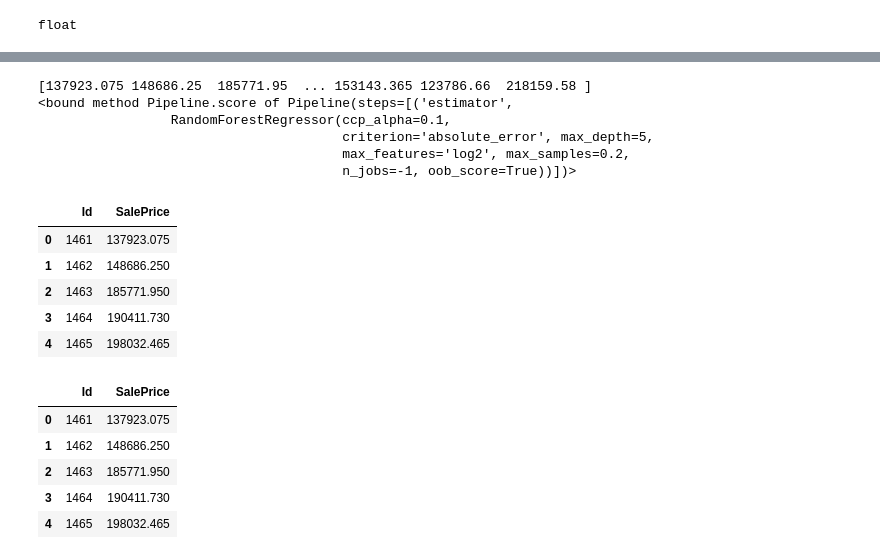
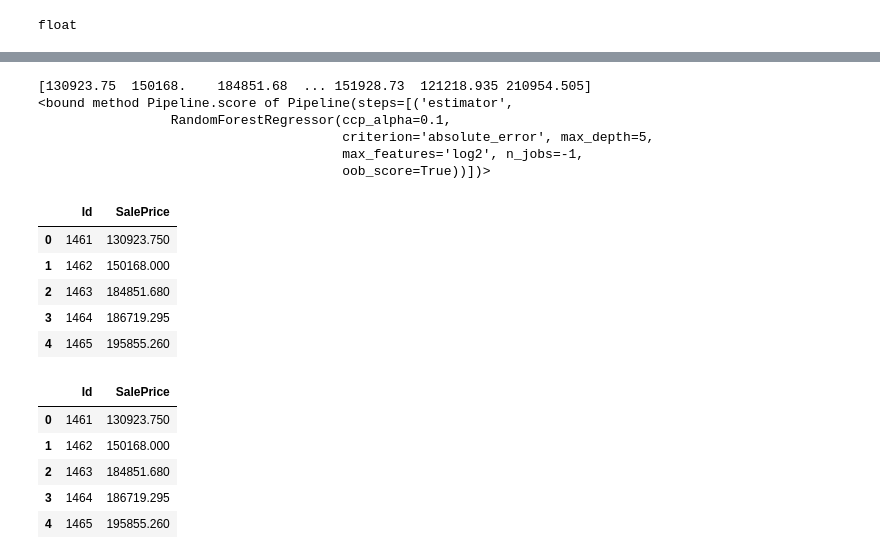
Before and after one commit to Kacper-W-Kozdon/kaggle-houses-pricing, a Jupyter notebook: notebook0706d609ae.ipynb, the cells around one changed output, grey strips where cells are left out. Saved outputs shown, nothing was run; the diff lists cells and outputs as text; code cells hidden in the pictures.

```diff
--- a/notebook0706d609ae.ipynb
+++ b/notebook0706d609ae.ipynb
@@ -231,44 +231,44 @@ class TreeClassifier():
                 self.pipeline = pipe
             else:
                 #pipe = Pipeline([("pca", PCA()), ("fs", SelectFromModel(self.classifierFS, prefit = False, max_features = self.max_features)), ("estimator", RandomForestClassifier(max_depth=6, n_jobs = -1))])
-                pipe = Pipeline([("estimator", RandomForestRegressor(n_estimators = 100, ccp_alpha = 0.1, max_depth = 5, max_samples = 0.2, oob_score = True, max_features = "log2", n_jobs = -1, criterion = "absolute_error"))])
+                pipe = Pipeline([("estimator", RandomForestRegressor(n_estimators = 100, ccp_alpha = 0.1, max_depth = 5, oob_score = True, max_features = "log2", n_jobs = -1, criterion = "absolute_error"))])
                 pipe.fit(Xpipe, Y)
                 self.pipeline = pipe
         else:
             pipe = self.pipeline
             self.predictions = pipe.predict(Xpipe)
             print(self.predictions)
         return self
 
 XTrain, YTrain = data_prep(train, trainDict, replace = 1)
 XTest = data_prep(test, trainDict, test = 1, replace = 1)
 Tree = TreeClassifier()
 #Tree.train(XTrain, YTrain)
 #Tree.plt()
 #Tree.pred(XTest, YTrain)
 Tree.pipe(XTrain, YTrain, forest = 1)
 Tree.pipe(XTest, train = 0, forest = 1)
 print(Tree.pipeline.score)
 test_file_path = "../input/house-prices-advanced-regression-techniques/test.csv"
 test_data = pd.read_csv(test_file_path)
 ids = test_data.pop('Id')
 preds = Tree.predictions
 output = pd.DataFrame({'Id': ids,
                        'SalePrice': preds.squeeze()})
 output.head()
 # %% [output]
-[137923.075 148686.25  185771.95  ... 153143.365 123786.66  218159.58 ]
+[130923.75  150168.    184851.68  ... 151928.73  121218.935 210954.505]
 <bound method Pipeline.score of Pipeline(steps=[('estimator',
                  RandomForestRegressor(ccp_alpha=0.1,
                                        criterion='absolute_error', max_depth=5,
-                                       max_features='log2', max_samples=0.2,
-                                       n_jobs=-1, oob_score=True))])>
+                                       max_features='log2', n_jobs=-1,
+                                       oob_score=True))])>
 |  | Id | SalePrice |
-| 0 | 1461 | 137923.075 |
-| 1 | 1462 | 148686.250 |
-| 2 | 1463 | 185771.950 |
-| 3 | 1464 | 190411.730 |
-| 4 | 1465 | 198032.465 |
+| 0 | 1461 | 130923.750 |
+| 1 | 1462 | 150168.000 |
+| 2 | 1463 | 184851.680 |
+| 3 | 1464 | 186719.295 |
+| 4 | 1465 | 195855.260 |
 # %%
 # To rewrite: try to put everything into a pipeline: https://scikit-learn.org/stable/modules/feature_selection.html#feature-selection
 # %%
@@ -278,8 +278,8 @@ sample_submission_df.to_csv('/kaggle/working/submission.csv', index=False)
 sample_submission_df.head()
 # %% [output]
 |  | Id | SalePrice |
-| 0 | 1461 | 137923.075 |
-| 1 | 1462 | 148686.250 |
-| 2 | 1463 | 185771.950 |
-| 3 | 1464 | 190411.730 |
-| 4 | 1465 | 198032.465 |
+| 0 | 1461 | 130923.750 |
+| 1 | 1462 | 150168.000 |
+| 2 | 1463 | 184851.680 |
+| 3 | 1464 | 186719.295 |
+| 4 | 1465 | 195855.260 |
```
Also changed, not shown: parts of 3 cells of this notebook.
